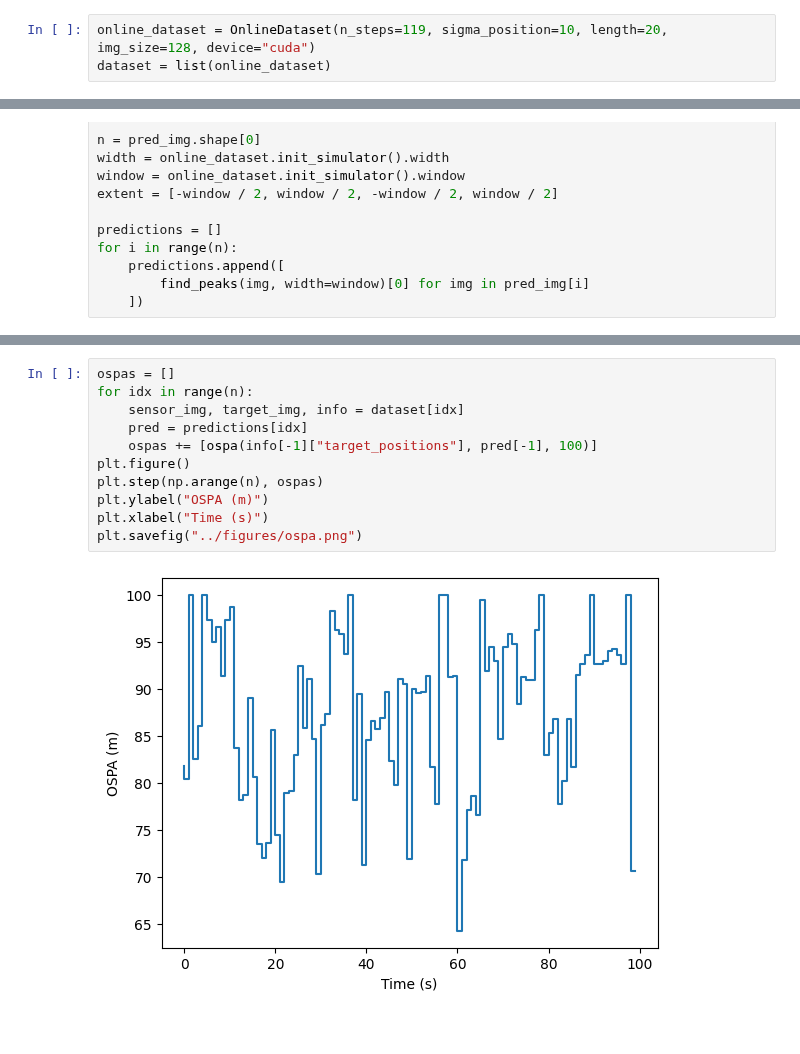
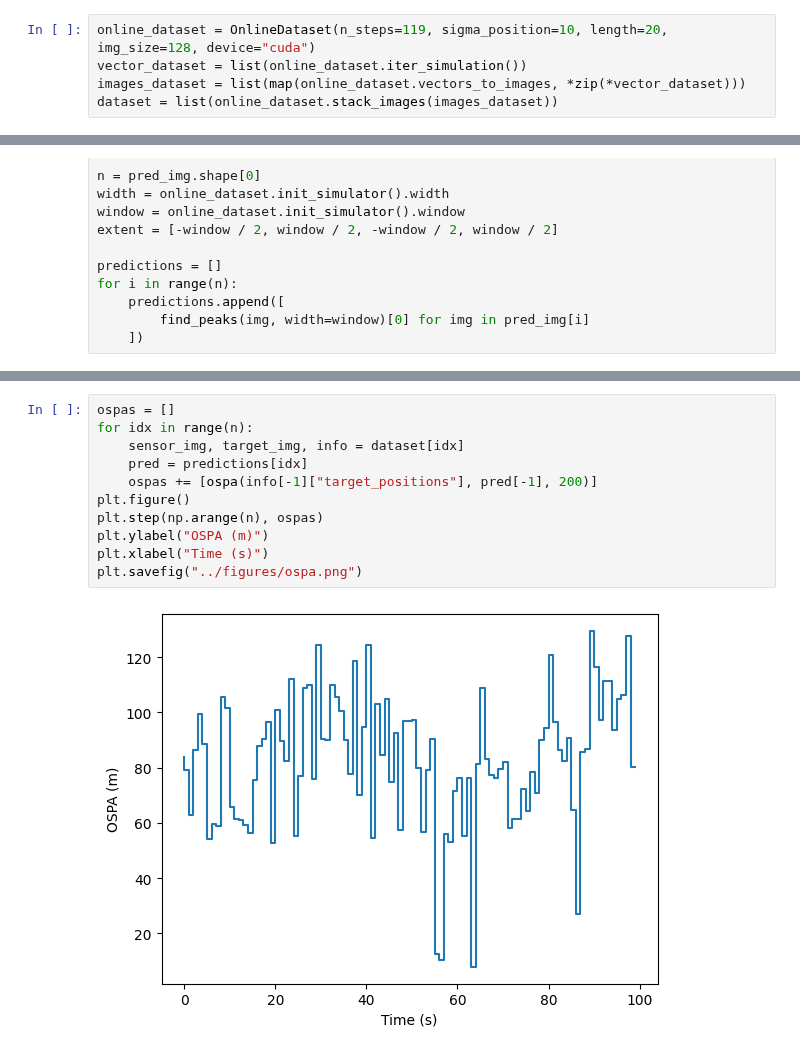
Before and after one commit to Damowerko/mtt, a Jupyter notebook: scripts/evaluate.ipynb, the cells around one changed output, grey strips where cells are left out. Cells and saved outputs as stored; diff of their text form.

```diff
--- a/scripts/evaluate.ipynb
+++ b/scripts/evaluate.ipynb
@@ -30,4 +25,6 @@ checkpoint_path = os.path.join(run_path, "checkpoints/best.ckpt")
 model = Conv2dCoder.load_from_checkpoint(checkpoint_path).cuda()
 # %%
 online_dataset = OnlineDataset(n_steps=119, sigma_position=10, length=20, img_size=128, device="cuda")
-dataset = list(online_dataset)
+vector_dataset = list(online_dataset.iter_simulation())
+images_dataset = list(map(online_dataset.vectors_to_images, *zip(*vector_dataset)))
+dataset = list(online_dataset.stack_images(images_dataset))
@@ -96,13 +97,13 @@ plt.savefig("../figures/cardinality.png")
 # %%
 ospas = []
 for idx in range(n):
     sensor_img, target_img, info = dataset[idx]
     pred = predictions[idx]
-    ospas += [ospa(info[-1]["target_positions"], pred[-1], 100)]
+    ospas += [ospa(info[-1]["target_positions"], pred[-1], 200)]
 plt.figure()
 plt.step(np.arange(n), ospas)
 plt.ylabel("OSPA (m)")
 plt.xlabel("Time (s)")
 plt.savefig("../figures/ospa.png")
 # %% [output]
-[figure, old version]
+[figure, new version]
```
Also changed, not shown: parts of 5 cells of this notebook, 5 other files.
